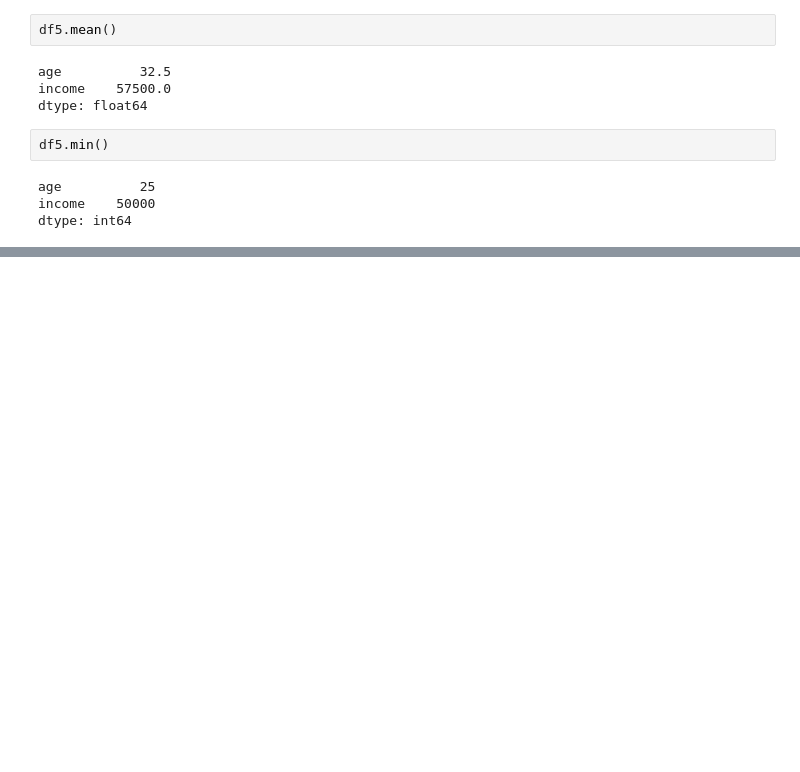
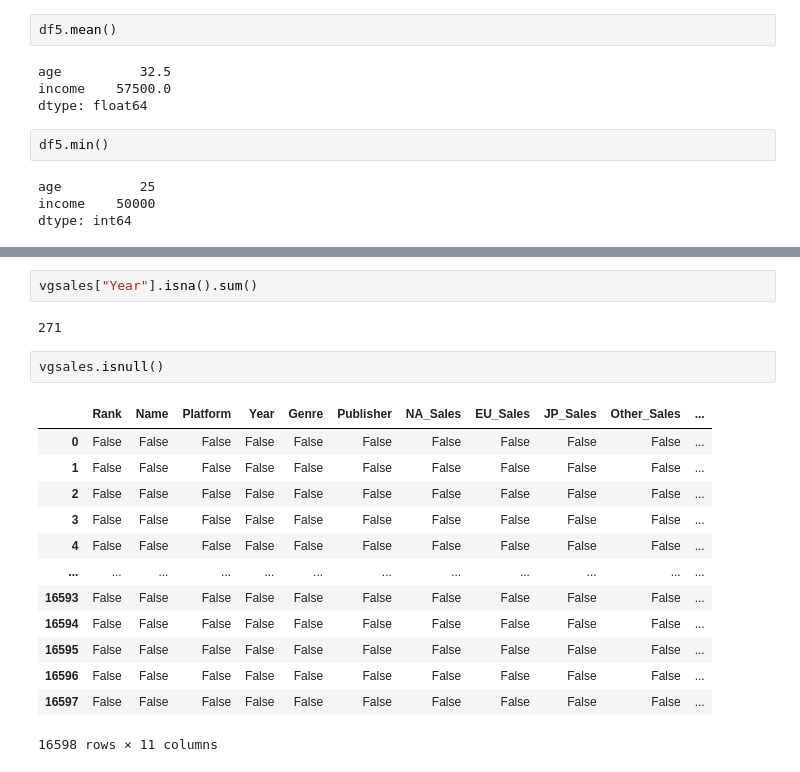
Before and after one commit to SilbaB/Data-School, a Jupyter notebook: practice.ipynb, the cells around one changed output, grey strips where cells are left out. Cells and saved outputs as stored; diff of their text form; blank space fills up the shorter version.

```diff
--- a/practice.ipynb
+++ b/practice.ipynb
@@ -611,0 +833,20 @@ dtype: int64
+# %%
+vgsales["Year"].isna().sum()
+# %% [output]
+271
+# %%
+vgsales.isnull()
+# %% [output]
+|  | Rank | Name | Platform | Year | Genre | Publisher | NA_Sales | EU_Sales | JP_Sales | Other_Sales | ... |
+| 0 | False | False | False | False | False | False | False | False | False | False | ... |
+| 1 | False | False | False | False | False | False | False | False | False | False | ... |
+| 2 | False | False | False | False | False | False | False | False | False | False | ... |
+| 3 | False | False | False | False | False | False | False | False | False | False | ... |
+| 4 | False | False | False | False | False | False | False | False | False | False | ... |
+| ... | ... | ... | ... | ... | ... | ... | ... | ... | ... | ... | ... |
+| 16593 | False | False | False | False | False | False | False | False | False | False | ... |
+| 16594 | False | False | False | False | False | False | False | False | False | False | ... |
+| 16595 | False | False | False | False | False | False | False | False | False | False | ... |
+| 16596 | False | False | False | False | False | False | False | False | False | False | ... |
+| 16597 | False | False | False | False | False | False | False | False | False | False | ... |
+16598 rows × 11 columns
```
Also changed, not shown: parts of 32 cells of this notebook, 1 other file.
